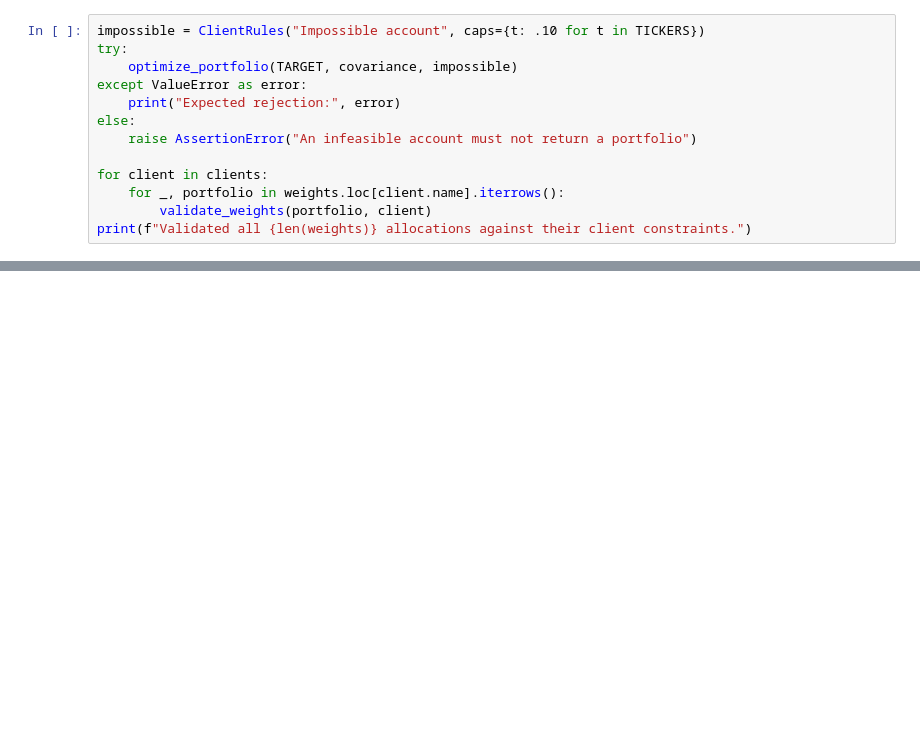
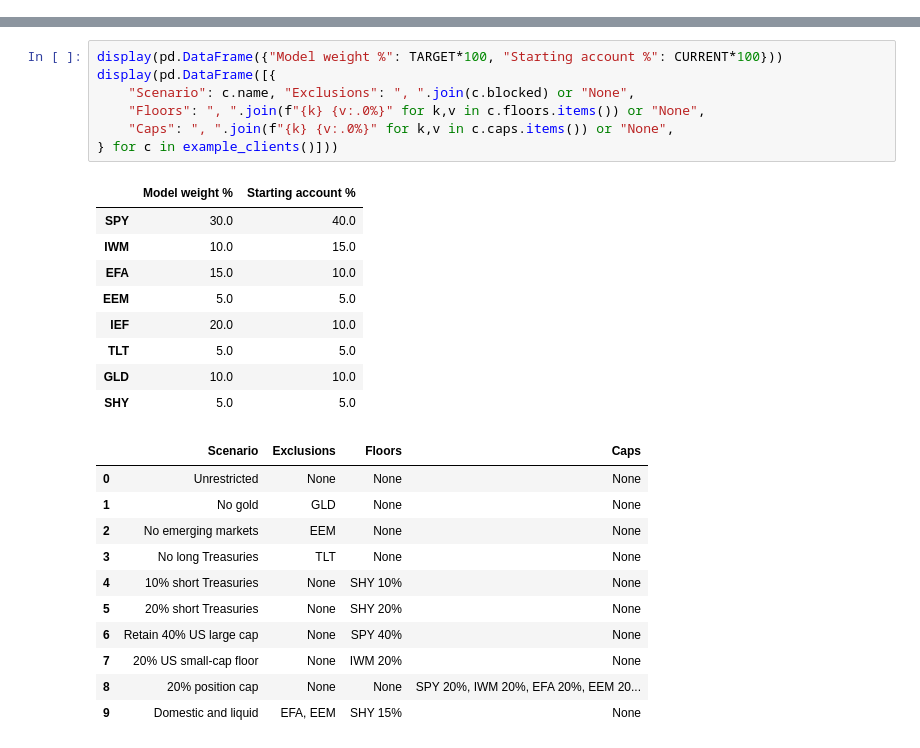
Before and after one commit to JoshGutierrez56/personalized-model-portfolios, a Jupyter notebook: 01_cost_of_customization.ipynb, the cells around one changed output, grey strips where cells are left out. Drawn from its saved outputs; the diff is of its cells as text; blank space fills up the shorter version.

Commit message:
Upgrade to WRDS CRSP walk-forward portfolio research

```diff
--- a/01_cost_of_customization.ipynb
+++ b/01_cost_of_customization.ipynb
@@ -346,13 +0,0 @@ cannot sum to 100% across eight assets.
-# %%
-impossible = ClientRules("Impossible account", caps={t: .10 for t in TICKERS})
-try:
-    optimize_portfolio(TARGET, covariance, impossible)
-except ValueError as error:
-    print("Expected rejection:", error)
-else:
-    raise AssertionError("An infeasible account must not return a portfolio")
-
-for client in clients:
-    for _, portfolio in weights.loc[client.name].iterrows():
-        validate_weights(portfolio, client)
-print(f"Validated all {len(weights)} allocations against their client constraints.")
@@ -414,0 +86,28 @@ Saved tables, charts, and the run summary in outputs/market/
+# %%
+display(pd.DataFrame({"Model weight %": TARGET*100, "Starting account %": CURRENT*100}))
+display(pd.DataFrame([{
+    "Scenario": c.name, "Exclusions": ", ".join(c.blocked) or "None",
+    "Floors": ", ".join(f"{k} {v:.0%}" for k,v in c.floors.items()) or "None",
+    "Caps": ", ".join(f"{k} {v:.0%}" for k,v in c.caps.items()) or "None",
+} for c in example_clients()]))
+# %% [output]
+|  | Model weight % | Starting account % |
+| SPY | 30.0 | 40.0 |
+| IWM | 10.0 | 15.0 |
+| EFA | 15.0 | 10.0 |
+| EEM | 5.0 | 5.0 |
+| IEF | 20.0 | 10.0 |
+| TLT | 5.0 | 5.0 |
+| GLD | 10.0 | 10.0 |
+| SHY | 5.0 | 5.0 |
+|  | Scenario | Exclusions | Floors | Caps |
+| 0 | Unrestricted | None | None | None |
+| 1 | No gold | GLD | None | None |
+| 2 | No emerging markets | EEM | None | None |
+| 3 | No long Treasuries | TLT | None | None |
+| 4 | 10% short Treasuries | None | SHY 10% | None |
+| 5 | 20% short Treasuries | None | SHY 20% | None |
+| 6 | Retain 40% US large cap | None | SPY 40% | None |
+| 7 | 20% US small-cap floor | None | IWM 20% | None |
+| 8 | 20% position cap | None | None | SPY 20%, IWM 20%, EFA 20%, EEM 20... |
+| 9 | Domestic and liquid | EFA, EEM | SHY 15% | None |
```
Also changed, not shown: parts of 37 cells of this notebook, 27 other files.
